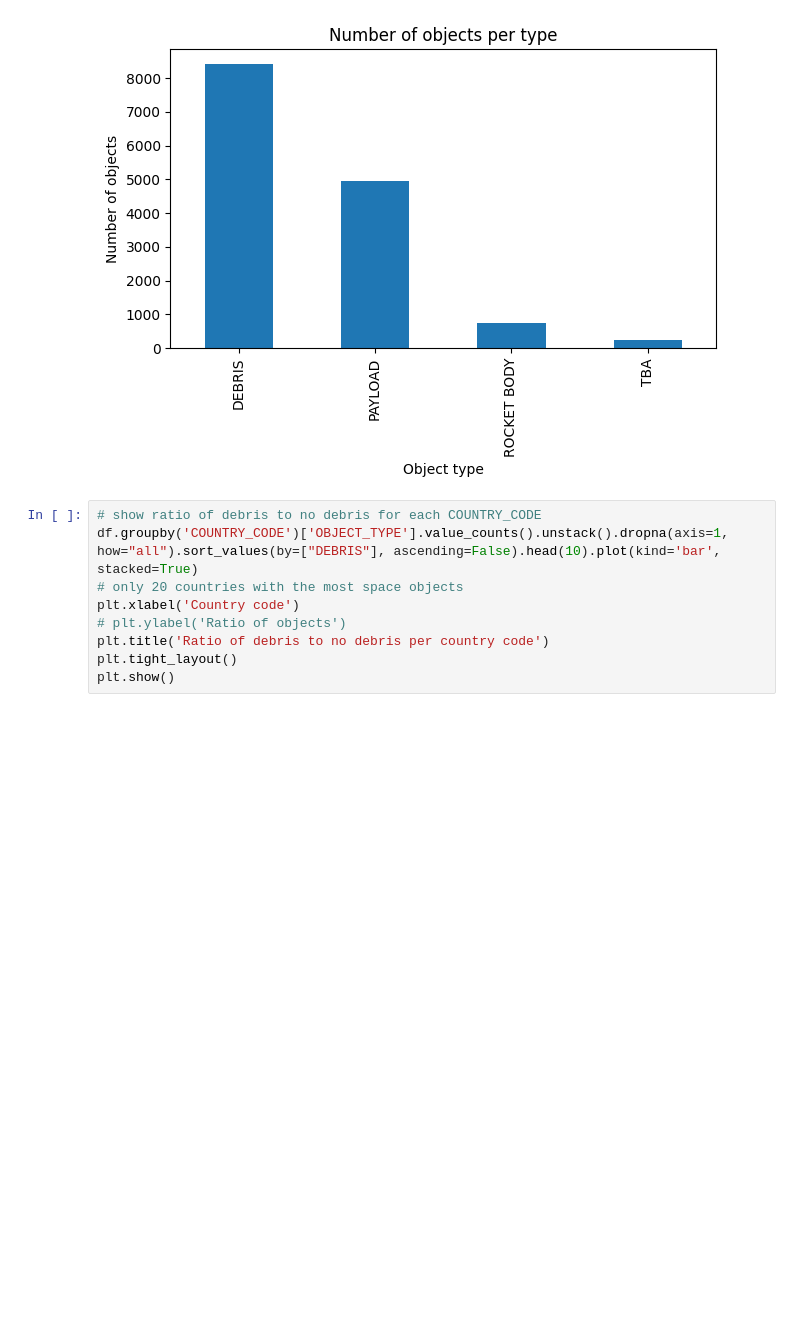
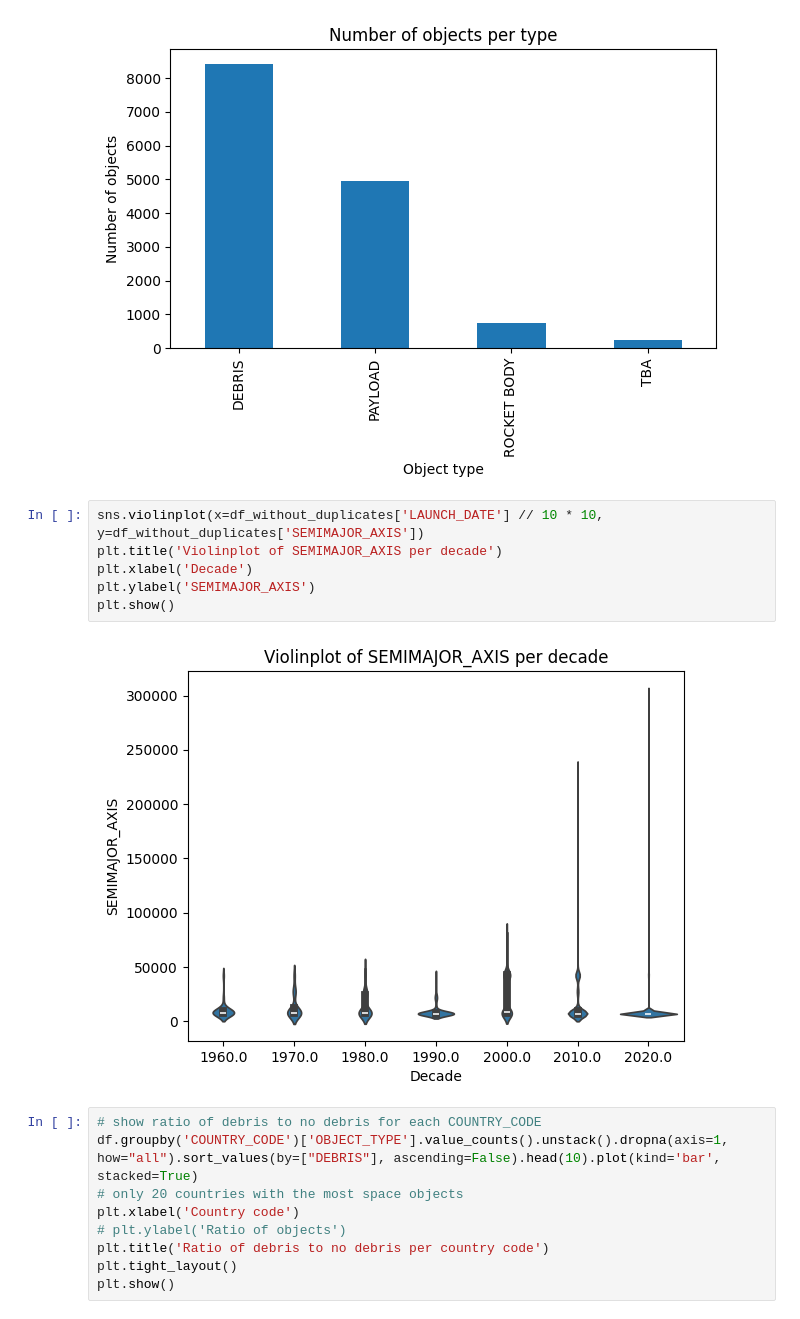
Before and after one commit to msi-se/stochastik-team7, a Jupyter notebook: satelite/satelite.ipynb, the cells around one changed output. Drawn from its saved outputs; the diff is of its cells as text; blank space fills up the shorter version.

Commit message:
Satelite violin plot

```diff
--- a/satelite/satelite.ipynb
+++ b/satelite/satelite.ipynb
@@ -113,6 +116,14 @@ plt.tight_layout()
 plt.show()
 # %% [output]
 [figure]
+# %%
+sns.violinplot(x=df_without_duplicates['LAUNCH_DATE'] // 10 * 10, y=df_without_duplicates['SEMIMAJOR_AXIS'])
+plt.title('Violinplot of SEMIMAJOR_AXIS per decade')
+plt.xlabel('Decade')
+plt.ylabel('SEMIMAJOR_AXIS')
+plt.show()
+# %% [output]
+[figure, added]
 # %%
 # show ratio of debris to no debris for each COUNTRY_CODE
 df.groupby('COUNTRY_CODE')['OBJECT_TYPE'].value_counts().unstack().dropna(axis=1, how="all").sort_values(by=["DEBRIS"], ascending=False).head(10).plot(kind='bar', stacked=True)
```
Also changed, not shown: parts of 5 cells of this notebook.
